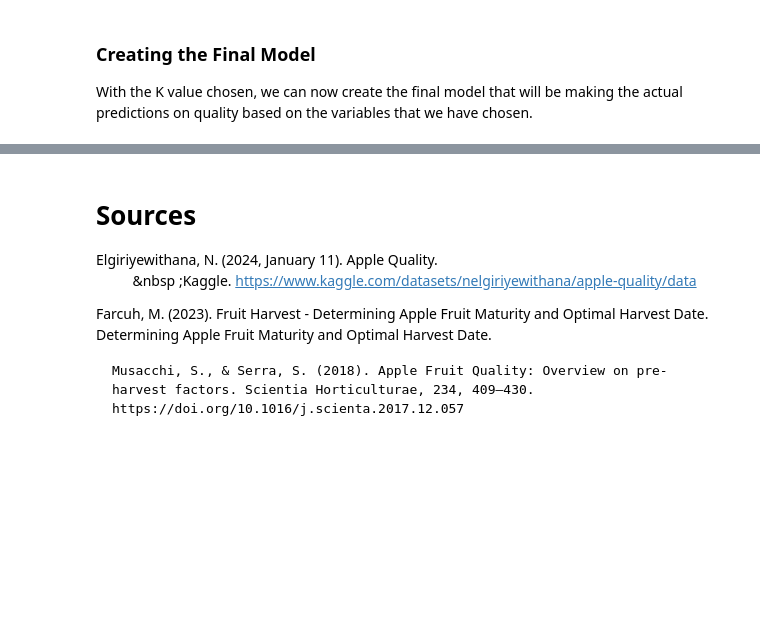
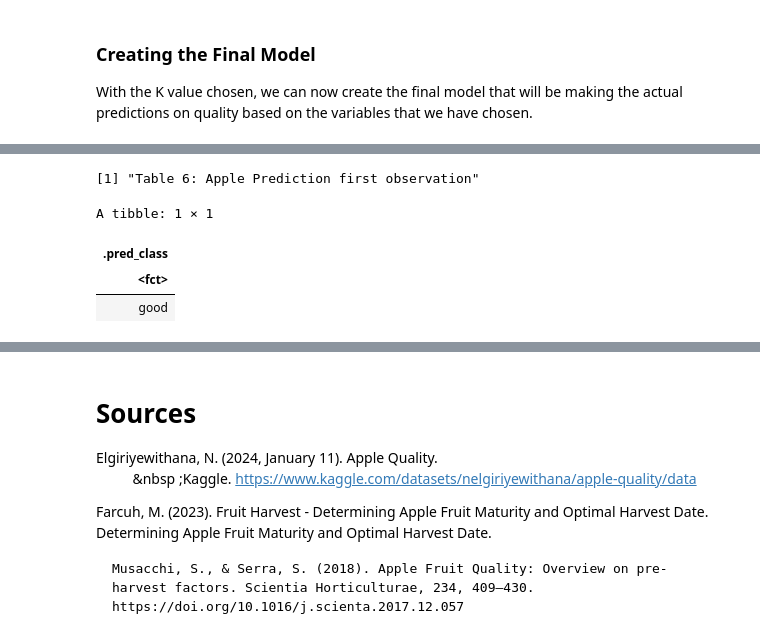
Before and after one commit to Ethkazin/DSCI-100-Group-Project, a Jupyter notebook: Final Report.ipynb, the cells around one changed output, grey strips where cells are left out. Cells and saved outputs as stored; diff of their text form; code cells hidden in the pictures; blank space fills up the shorter version.

```diff
--- a/Final Report.ipynb
+++ b/Final Report.ipynb
@@ -183,3 +256,18 @@ With the K value chosen, we can now create the final model that will be making t
+# %%
+# Sample Prediction (From the first observation of apple_select)
+print("Table 6: Apple Prediction first observation")
+apple_prediction_ds_0 <- tibble(ripeness = 0.32983980, acidity = -0.4915905)
+
+apple_predicted_ds_0 <- predict(apple_fit, apple_prediction_ds_0)
+apple_predicted_ds_0
+
+# Bonus: From what we can see, the predictions match! You can continue and try different values. These 3 were for a demonstration that our model works!
+# %% [output]
+[1] "Table 6: Apple Prediction first observation"
+A tibble: 1 × 1
+| .pred_class |
+| <fct> |
+| good |
 # %% [markdown]
 # Disscusion
 summarize what you found
```
Also changed, not shown: parts of 5 cells of this notebook.
